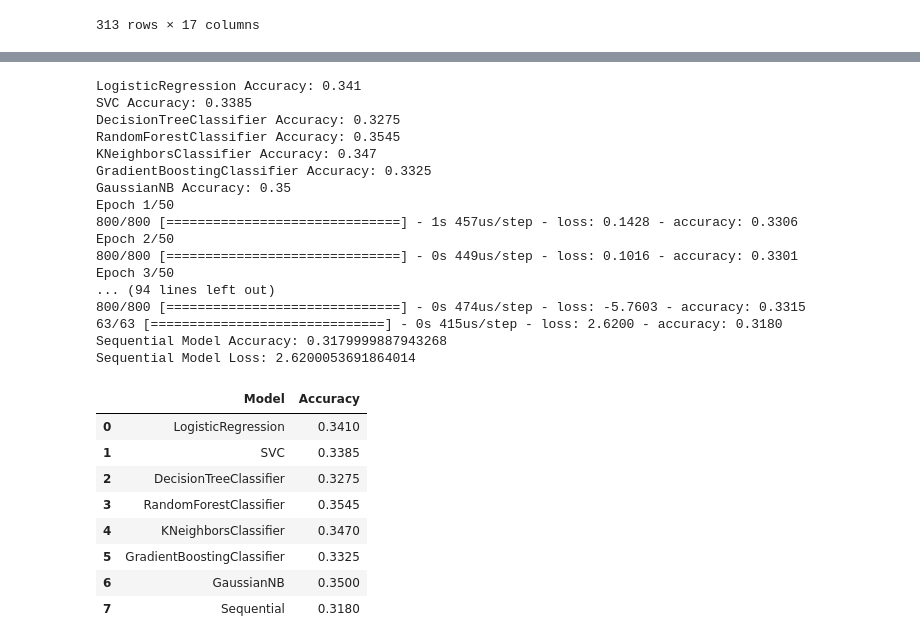
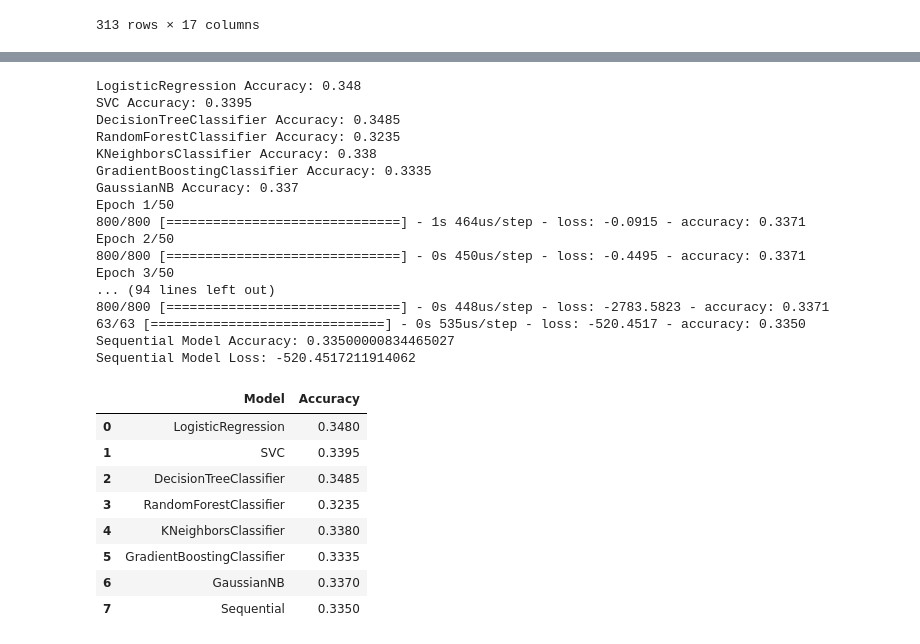
Before and after one commit to MaukanMir/Health-Care-Classifier, a Jupyter notebook: training.ipynb, the cells around one changed output, grey strips where cells are left out. Saved outputs shown, nothing was run; the diff lists cells and outputs as text; code cells hidden in the pictures.

```diff
--- a/training.ipynb
+++ b/training.ipynb
@@ -255,39 +255,38 @@ Sequential Model Loss: 9.84514045715332
 # %%
-X, y = df.drop("Test Results", axis=1), df["Test Results"]
-
+X, y = df.drop("Admission Type", axis=1), df["Admission Type"]
 
 X_train, X_test, y_train_encoded, y_test_encoded = train_test_split(X, y, test_size=0.2, random_state=42)
 
 scaler = MinMaxScaler()
 
 X_train_scaled, X_test_scaled = scaler.fit_transform(X_train), scaler.transform(X_test)
 
 models = run_all_models(X_train_scaled, X_test_scaled, y_train_encoded, y_test_encoded)
 models
 # %% [output]
-LogisticRegression Accuracy: 0.341
-SVC Accuracy: 0.3385
-DecisionTreeClassifier Accuracy: 0.3275
-RandomForestClassifier Accuracy: 0.3545
-KNeighborsClassifier Accuracy: 0.347
-GradientBoostingClassifier Accuracy: 0.3325
-GaussianNB Accuracy: 0.35
+LogisticRegression Accuracy: 0.348
+SVC Accuracy: 0.3395
+DecisionTreeClassifier Accuracy: 0.3485
+RandomForestClassifier Accuracy: 0.3235
+KNeighborsClassifier Accuracy: 0.338
+GradientBoostingClassifier Accuracy: 0.3335
+GaussianNB Accuracy: 0.337
 Epoch 1/50
-800/800 [==============================] - 1s 457us/step - loss: 0.1428 - accuracy: 0.3306
+800/800 [==============================] - 1s 464us/step - loss: -0.0915 - accuracy: 0.3371
 Epoch 2/50
-800/800 [==============================] - 0s 449us/step - loss: 0.1016 - accuracy: 0.3301
+800/800 [==============================] - 0s 450us/step - loss: -0.4495 - accuracy: 0.3371
 Epoch 3/50
 ... (94 lines left out)
-800/800 [==============================] - 0s 474us/step - loss: -5.7603 - accuracy: 0.3315
-63/63 [==============================] - 0s 415us/step - loss: 2.6200 - accuracy: 0.3180
-Sequential Model Accuracy: 0.3179999887943268
-Sequential Model Loss: 2.6200053691864014
+800/800 [==============================] - 0s 448us/step - loss: -2783.5823 - accuracy: 0.3371
+63/63 [==============================] - 0s 535us/step - loss: -520.4517 - accuracy: 0.3350
+Sequential Model Accuracy: 0.33500000834465027
+Sequential Model Loss: -520.4517211914062
 |  | Model | Accuracy |
-| 0 | LogisticRegression | 0.3410 |
-| 1 | SVC | 0.3385 |
-| 2 | DecisionTreeClassifier | 0.3275 |
-| 3 | RandomForestClassifier | 0.3545 |
-| 4 | KNeighborsClassifier | 0.3470 |
-| 5 | GradientBoostingClassifier | 0.3325 |
-| 6 | GaussianNB | 0.3500 |
-| 7 | Sequential | 0.3180 |
+| 0 | LogisticRegression | 0.3480 |
+| 1 | SVC | 0.3395 |
+| 2 | DecisionTreeClassifier | 0.3485 |
+| 3 | RandomForestClassifier | 0.3235 |
+| 4 | KNeighborsClassifier | 0.3380 |
+| 5 | GradientBoostingClassifier | 0.3335 |
+| 6 | GaussianNB | 0.3370 |
+| 7 | Sequential | 0.3350 |
```
Also changed, not shown: parts of 1 cell of this notebook.
